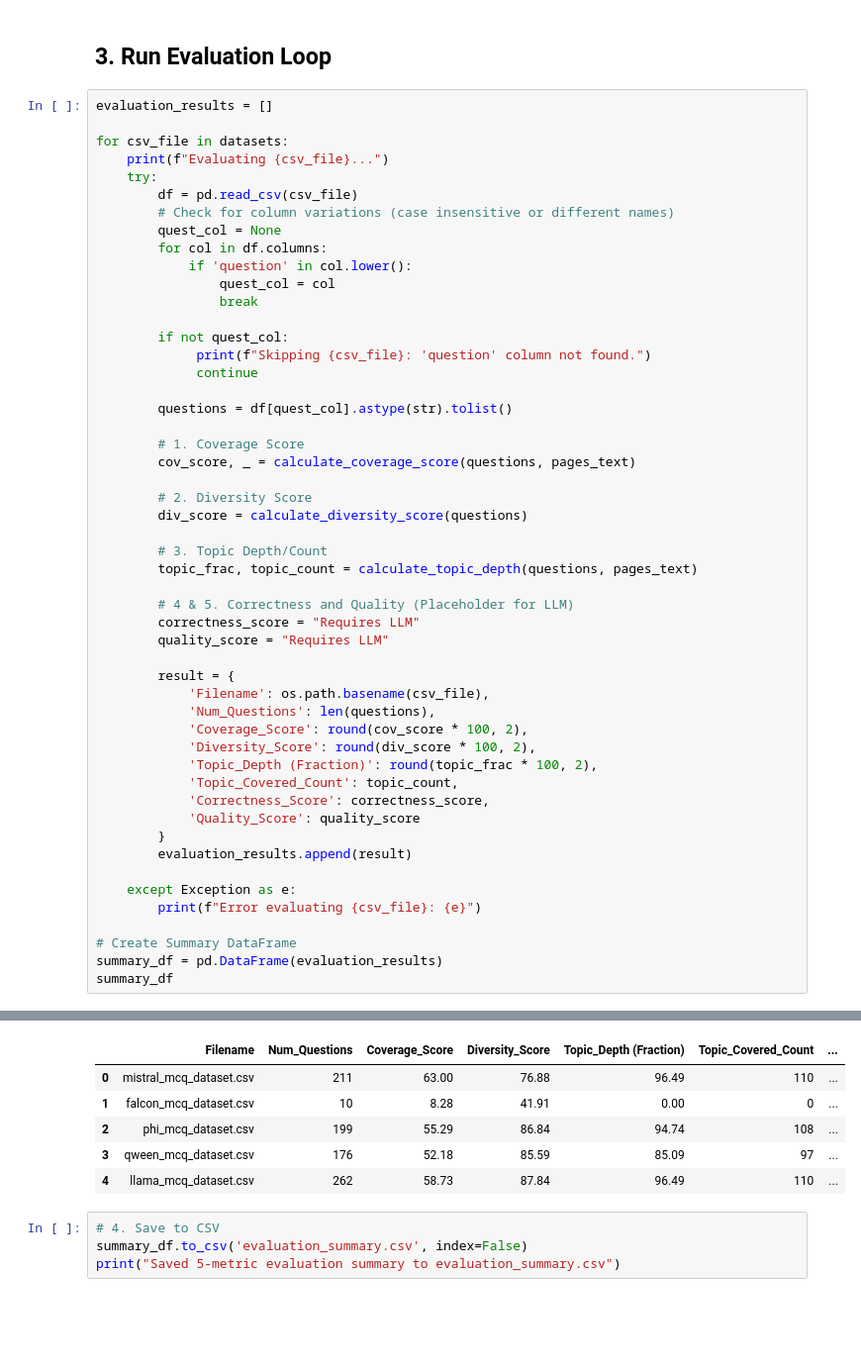
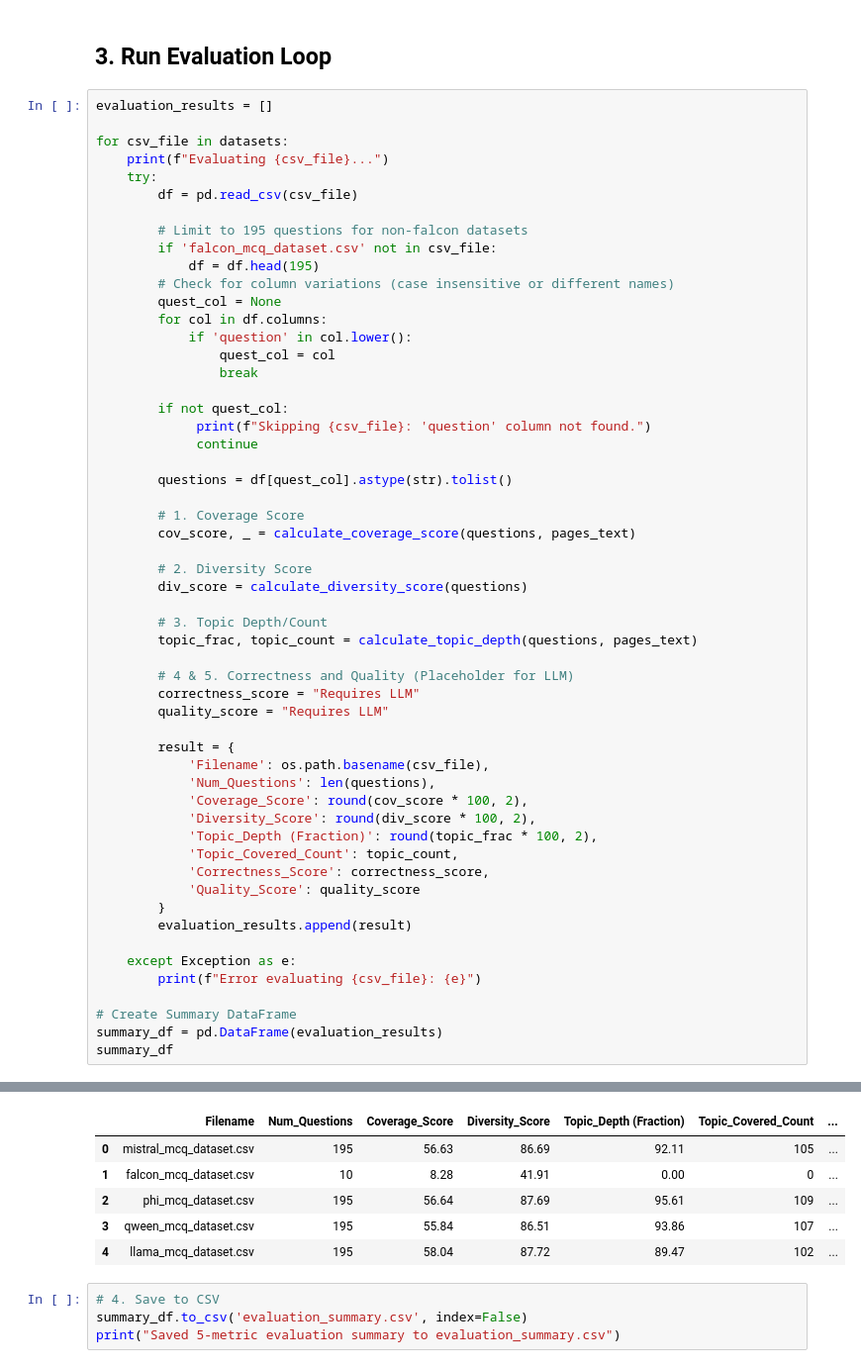
Before and after one commit to niladrighosh03/LLM-Benchmark-Dataset, a Jupyter notebook: evaluation.ipynb, the cells around one changed output, grey strips where cells are left out. Shown at 99% size. Saved outputs shown, nothing was run; the diff lists cells and outputs as text; blank space fills up the shorter version.

```diff
--- a/evaluation.ipynb
+++ b/evaluation.ipynb
@@ -63,6 +63,10 @@ for csv_file in datasets:
     print(f"Evaluating {csv_file}...")
     try:
         df = pd.read_csv(csv_file)
+
+        # Limit to 195 questions for non-falcon datasets
+        if 'falcon_mcq_dataset.csv' not in csv_file:
+            df = df.head(195)
         # Check for column variations (case insensitive or different names)
         quest_col = None
         for col in df.columns:
@@ -87,38 +91,38 @@ for csv_file in datasets:
 
         # 4 & 5. Correctness and Quality (Placeholder for LLM)
         correctness_score = "Requires LLM"
         quality_score = "Requires LLM"
 
         result = {
             'Filename': os.path.basename(csv_file),
             'Num_Questions': len(questions),
             'Coverage_Score': round(cov_score * 100, 2),
             'Diversity_Score': round(div_score * 100, 2),
             'Topic_Depth (Fraction)': round(topic_frac * 100, 2),
             'Topic_Covered_Count': topic_count,
             'Correctness_Score': correctness_score,
             'Quality_Score': quality_score
         }
         evaluation_results.append(result)
 
     except Exception as e:
         print(f"Error evaluating {csv_file}: {e}")
 
 # Create Summary DataFrame
 summary_df = pd.DataFrame(evaluation_results)
 summary_df
 # %% [output]
 Evaluating results/without_image/mistral_mcq_dataset.csv...
 Evaluating results/without_image/falcon_mcq_dataset.csv...
 Evaluating results/without_image/phi_mcq_dataset.csv...
 Evaluating results/without_image/qween_mcq_dataset.csv...
 Evaluating results/without_image/llama_mcq_dataset.csv...
 |  | Filename | Num_Questions | Coverage_Score | Diversity_Score | Topic_Depth (Fraction) | Topic_Covered_Count | ... |
-| 0 | mistral_mcq_dataset.csv | 211 | 63.00 | 76.88 | 96.49 | 110 | ... |
+| 0 | mistral_mcq_dataset.csv | 195 | 56.63 | 86.69 | 92.11 | 105 | ... |
 | 1 | falcon_mcq_dataset.csv | 10 | 8.28 | 41.91 | 0.00 | 0 | ... |
-| 2 | phi_mcq_dataset.csv | 199 | 55.29 | 86.84 | 94.74 | 108 | ... |
-| 3 | qween_mcq_dataset.csv | 176 | 52.18 | 85.59 | 85.09 | 97 | ... |
-| 4 | llama_mcq_dataset.csv | 262 | 58.73 | 87.84 | 96.49 | 110 | ... |
+| 2 | phi_mcq_dataset.csv | 195 | 56.64 | 87.69 | 95.61 | 109 | ... |
+| 3 | qween_mcq_dataset.csv | 195 | 55.84 | 86.51 | 93.86 | 107 | ... |
+| 4 | llama_mcq_dataset.csv | 195 | 58.04 | 87.72 | 89.47 | 102 | ... |
 # %%
 # 4. Save to CSV
 summary_df.to_csv('evaluation_summary.csv', index=False)
```
Also changed, not shown: 11 other files.
